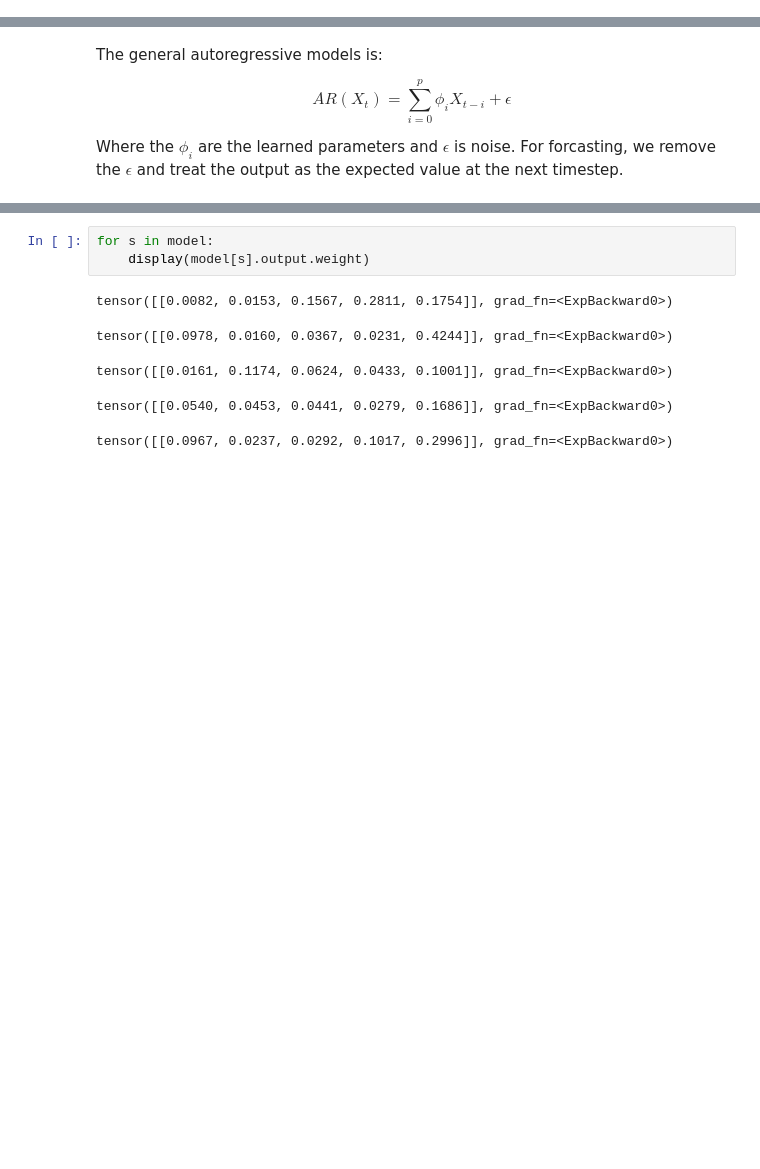
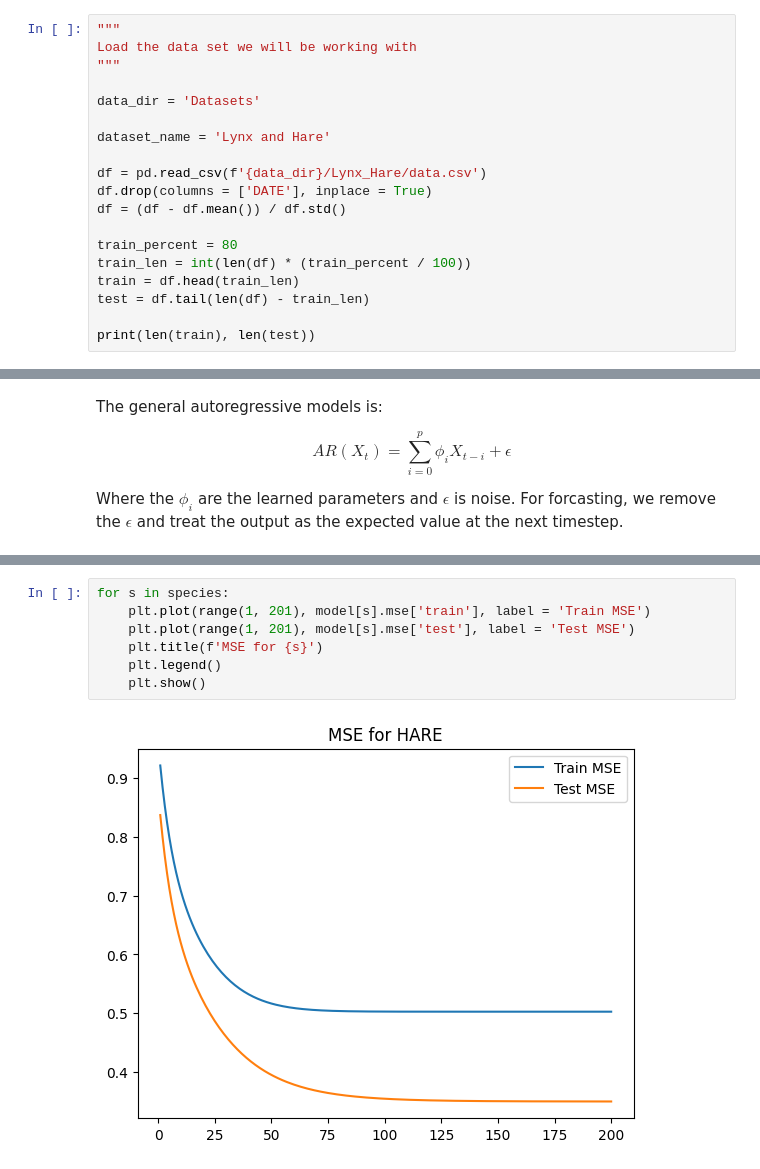
Before and after one commit to ANCP2021/ML-on-Graphs-Project, a Jupyter notebook: Models/regression/autoregressive_model.ipynb, the cells around one changed output, grey strips where cells are left out. Cells and saved outputs as stored; diff of their text form; blank space fills up the shorter version.

```diff
--- a/Models/regression/autoregressive_model.ipynb
+++ b/Models/regression/autoregressive_model.ipynb
@@ -28,0 +5,19 @@ for d in train:
+# %%
+"""
+Load the data set we will be working with
+"""
+
+data_dir = 'Datasets'
+
+dataset_name = 'Lynx and Hare'
+
+df = pd.read_csv(f'{data_dir}/Lynx_Hare/data.csv')
+df.drop(columns = ['DATE'], inplace = True)
+df = (df - df.mean()) / df.std()
+
+train_percent = 80
+train_len = int(len(df) * (train_percent / 100))
+train = df.head(train_len)
+test = df.tail(len(df) - train_len)
+
+print(len(train), len(test))
@@ -137,9 +187,9 @@ for s in species:
-# %%
-for s in model:
-    display(model[s].output.weight)
-# %% [output]
-tensor([[0.0082, 0.0153, 0.1567, 0.2811, 0.1754]], grad_fn=<ExpBackward0>)
-tensor([[0.0978, 0.0160, 0.0367, 0.0231, 0.4244]], grad_fn=<ExpBackward0>)
-tensor([[0.0161, 0.1174, 0.0624, 0.0433, 0.1001]], grad_fn=<ExpBackward0>)
-tensor([[0.0540, 0.0453, 0.0441, 0.0279, 0.1686]], grad_fn=<ExpBackward0>)
-tensor([[0.0967, 0.0237, 0.0292, 0.1017, 0.2996]], grad_fn=<ExpBackward0>)
+# %%
+for s in species:
+    plt.plot(range(1, 201), model[s].mse['train'], label = 'Train MSE')
+    plt.plot(range(1, 201), model[s].mse['test'], label = 'Test MSE')
+    plt.title(f'MSE for {s}')
+    plt.legend()
+    plt.show()
+# %% [output]
+[figure, added]
```
Also changed, not shown: parts of 8 cells of this notebook, 11 other files.
